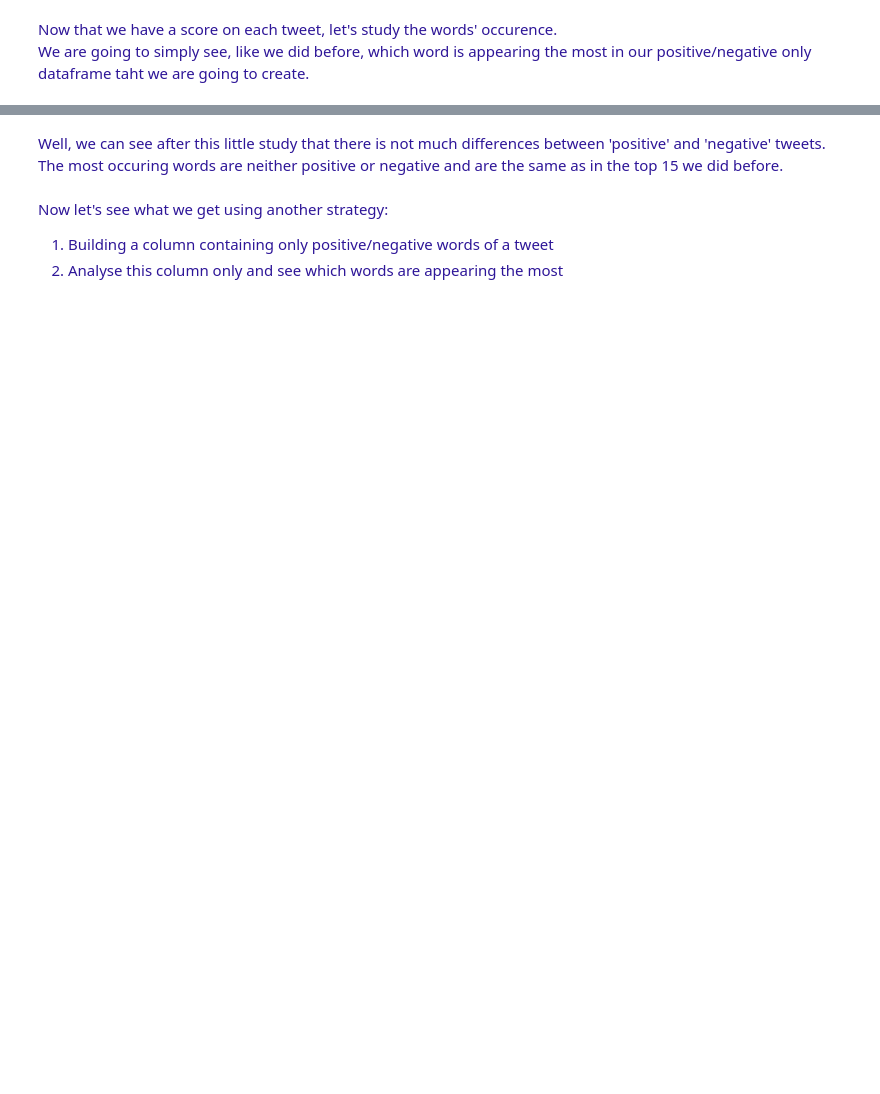
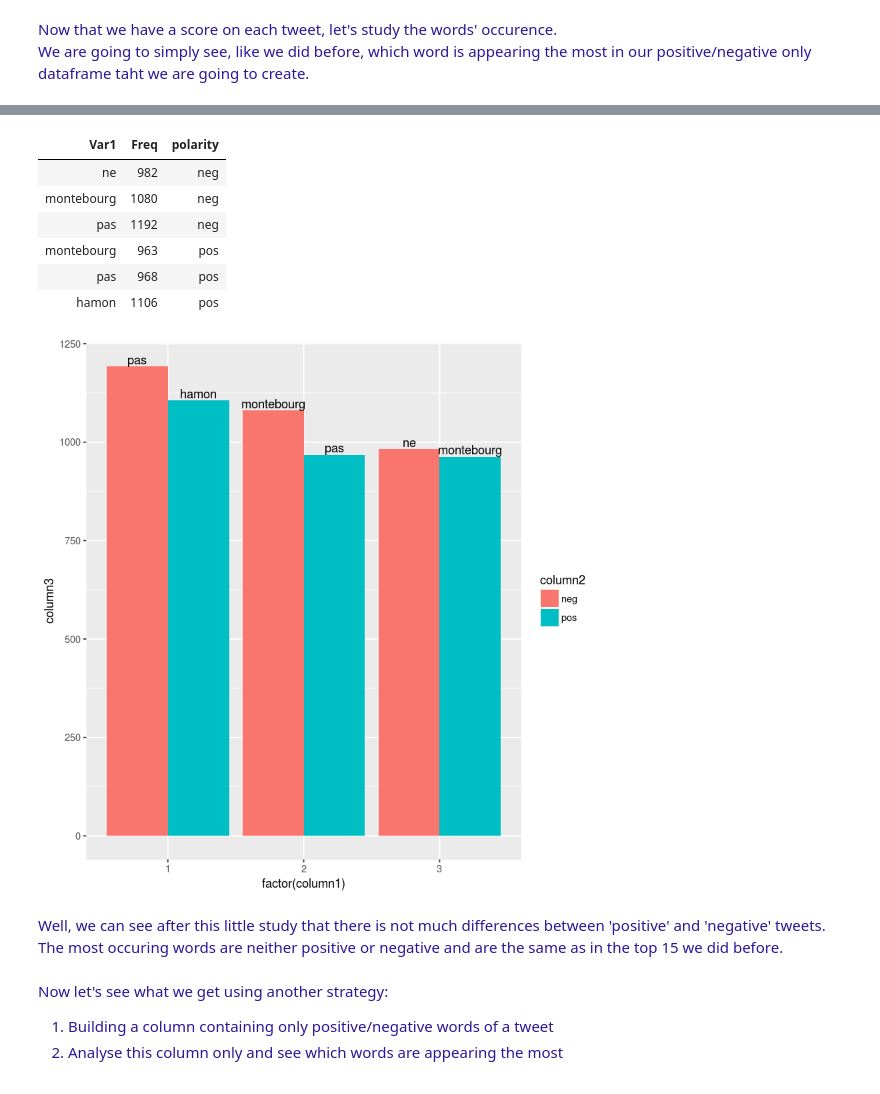
Before and after one commit to clementtr/twitter, a Jupyter notebook: Twitter_French_Analysis/TwitteR_French_Analysis.ipynb, the cells around one changed output, grey strips where cells are left out. Saved outputs shown, nothing was run; the diff lists cells and outputs as text; code cells hidden in the pictures; blank space fills up the shorter version.

```diff
--- a/Twitter_French_Analysis/TwitteR_French_Analysis.ipynb
+++ b/Twitter_French_Analysis/TwitteR_French_Analysis.ipynb
@@ -479,3 +662,30 @@ barplot(top3, border=NA, las=2, main="Top 3 most frequent words in negative twee
+# %%
+#install.packages('ggplot2', dependencies = TRUE)
+library(ggplot2)
+dfpos = data.frame(top3pos)
+dfneg = data.frame(top3neg)
+dfpos$polarity = "pos"
+dfneg$polarity = 'neg'
+df = rbind(dfneg, dfpos)
+head(df)
+
+d <- data.frame(column1=rep(c("1","2","3"), each=2),
+                column2=rep(c("neg", "pos"), 3),
+                column3=c(1192, 1106, 1080, 968, 982, 963),
+                column4 = c('pas', 'hamon', 'montebourg', 'pas', 'ne', 'montebourg')
+               )
+
+ggplot(d, aes(factor(column1), column3, fill = column2)) + geom_bar(stat="identity", position = "dodge") +
+  geom_text(aes(label=column4), vjust=-0.250, position=position_dodge(width=0.9))
+# %% [output]
+| Var1 | Freq | polarity |
+| ne | 982 | neg |
+| montebourg | 1080 | neg |
+| pas | 1192 | neg |
+| montebourg | 963 | pos |
+| pas | 968 | pos |
+| hamon | 1106 | pos |
+[figure, added]
 # %% [markdown]
 <font color="#2E1698" size = 3.2>Well, we can see after this little study that there is not much differences between 'positive' and 'negative' tweets. The most occuring words are neither positive or negative and are the same as in the top 15 we did before.</font>
 <br/><br/>
```
Also changed, not shown: parts of 30 cells of this notebook.
